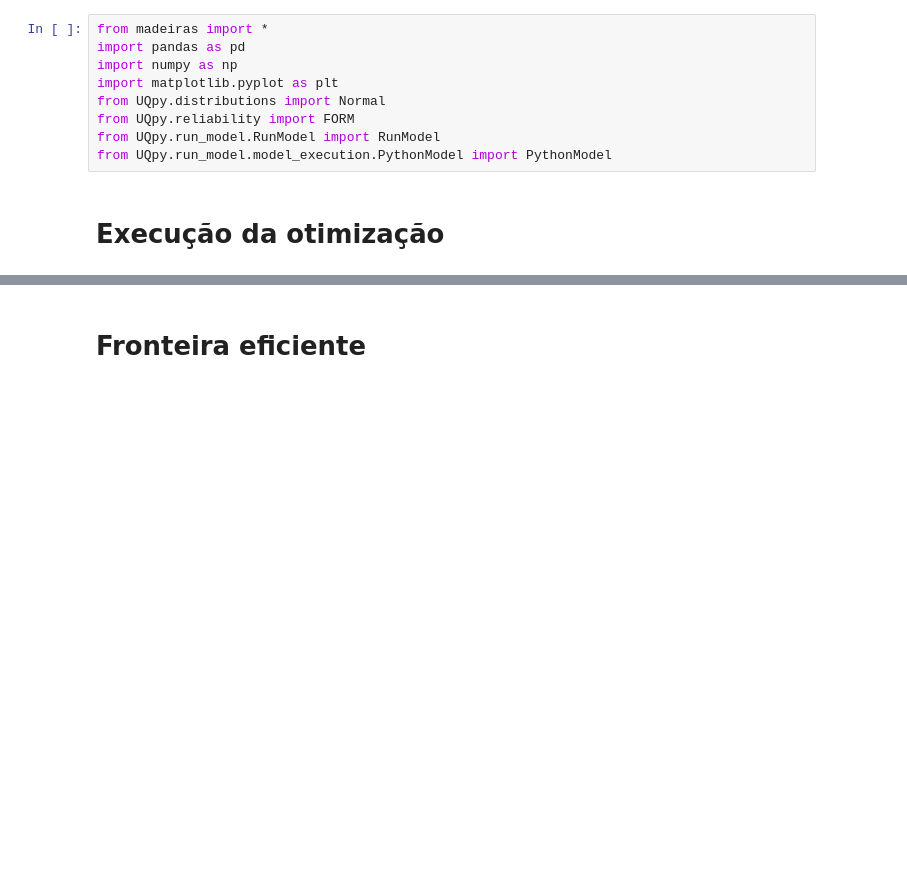
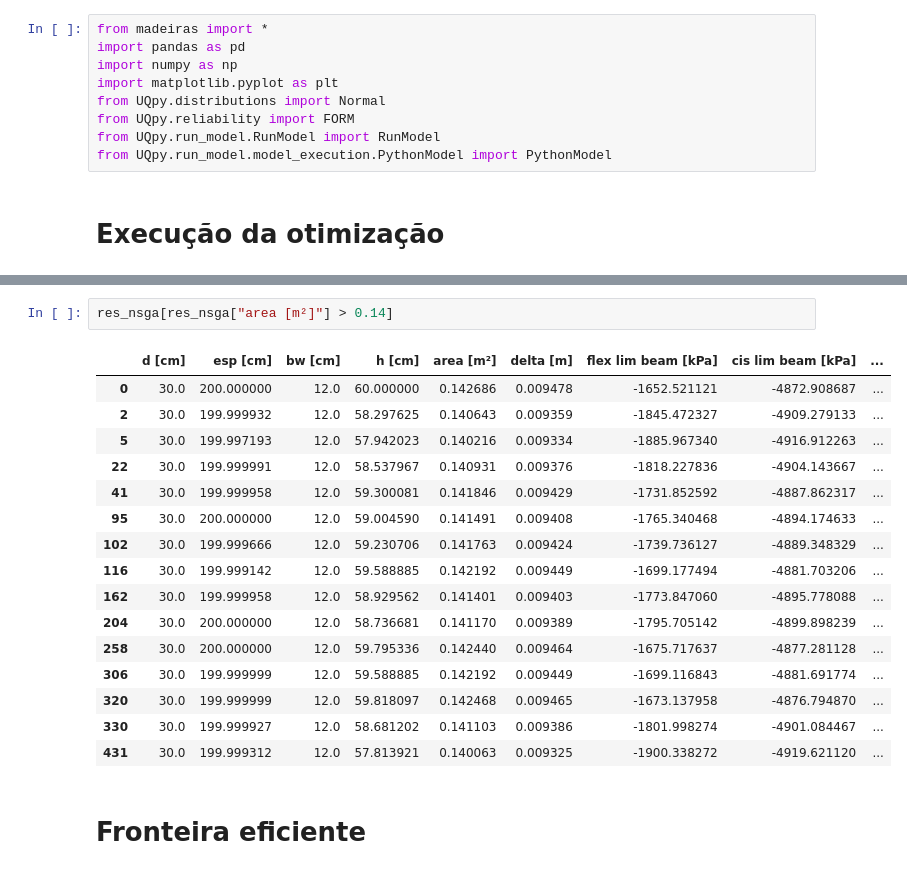
Before and after one commit to wmpjrufg/reliabridge, a Jupyter notebook: testes.ipynb, the cells around one changed output, grey strips where cells are left out. Saved outputs shown, nothing was run; the diff lists cells and outputs as text; blank space fills up the shorter version.

```diff
--- a/testes.ipynb
+++ b/testes.ipynb
@@ -57,4 +57,23 @@ res_nsga
 500 rows × 10 columns
+# %%
+res_nsga[res_nsga["area [m²]"] > 0.14]
+# %% [output]
+|  | d [cm] | esp [cm] | bw [cm] | h [cm] | area [m²] | delta [m] | flex lim beam [kPa] | cis lim beam [kPa] | ... |
+| 0 | 30.0 | 200.000000 | 12.0 | 60.000000 | 0.142686 | 0.009478 | -1652.521121 | -4872.908687 | ... |
+| 2 | 30.0 | 199.999932 | 12.0 | 58.297625 | 0.140643 | 0.009359 | -1845.472327 | -4909.279133 | ... |
+| 5 | 30.0 | 199.997193 | 12.0 | 57.942023 | 0.140216 | 0.009334 | -1885.967340 | -4916.912263 | ... |
+| 22 | 30.0 | 199.999991 | 12.0 | 58.537967 | 0.140931 | 0.009376 | -1818.227836 | -4904.143667 | ... |
+| 41 | 30.0 | 199.999958 | 12.0 | 59.300081 | 0.141846 | 0.009429 | -1731.852592 | -4887.862317 | ... |
+| 95 | 30.0 | 200.000000 | 12.0 | 59.004590 | 0.141491 | 0.009408 | -1765.340468 | -4894.174633 | ... |
+| 102 | 30.0 | 199.999666 | 12.0 | 59.230706 | 0.141763 | 0.009424 | -1739.736127 | -4889.348329 | ... |
+| 116 | 30.0 | 199.999142 | 12.0 | 59.588885 | 0.142192 | 0.009449 | -1699.177494 | -4881.703206 | ... |
+| 162 | 30.0 | 199.999958 | 12.0 | 58.929562 | 0.141401 | 0.009403 | -1773.847060 | -4895.778088 | ... |
+| 204 | 30.0 | 200.000000 | 12.0 | 58.736681 | 0.141170 | 0.009389 | -1795.705142 | -4899.898239 | ... |
+| 258 | 30.0 | 200.000000 | 12.0 | 59.795336 | 0.142440 | 0.009464 | -1675.717637 | -4877.281128 | ... |
+| 306 | 30.0 | 199.999999 | 12.0 | 59.588885 | 0.142192 | 0.009449 | -1699.116843 | -4881.691774 | ... |
+| 320 | 30.0 | 199.999999 | 12.0 | 59.818097 | 0.142468 | 0.009465 | -1673.137958 | -4876.794870 | ... |
+| 330 | 30.0 | 199.999927 | 12.0 | 58.681202 | 0.141103 | 0.009386 | -1801.998274 | -4901.084467 | ... |
+| 431 | 30.0 | 199.999312 | 12.0 | 57.813921 | 0.140063 | 0.009325 | -1900.338272 | -4919.621120 | ... |
 # %% [markdown]
 # Fronteira eficiente
 # %%
```
Also changed, not shown: parts of 14 cells of this notebook, 1 other file.
